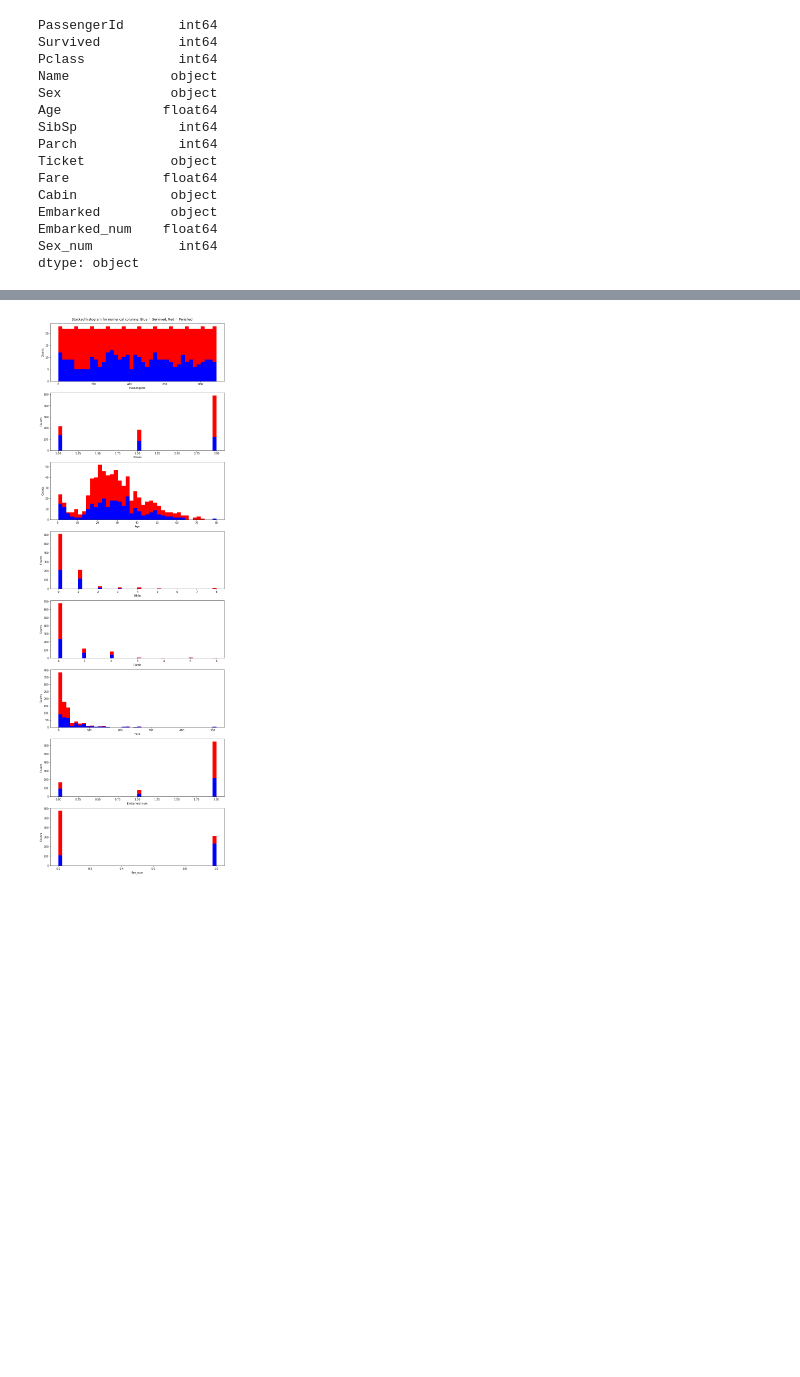
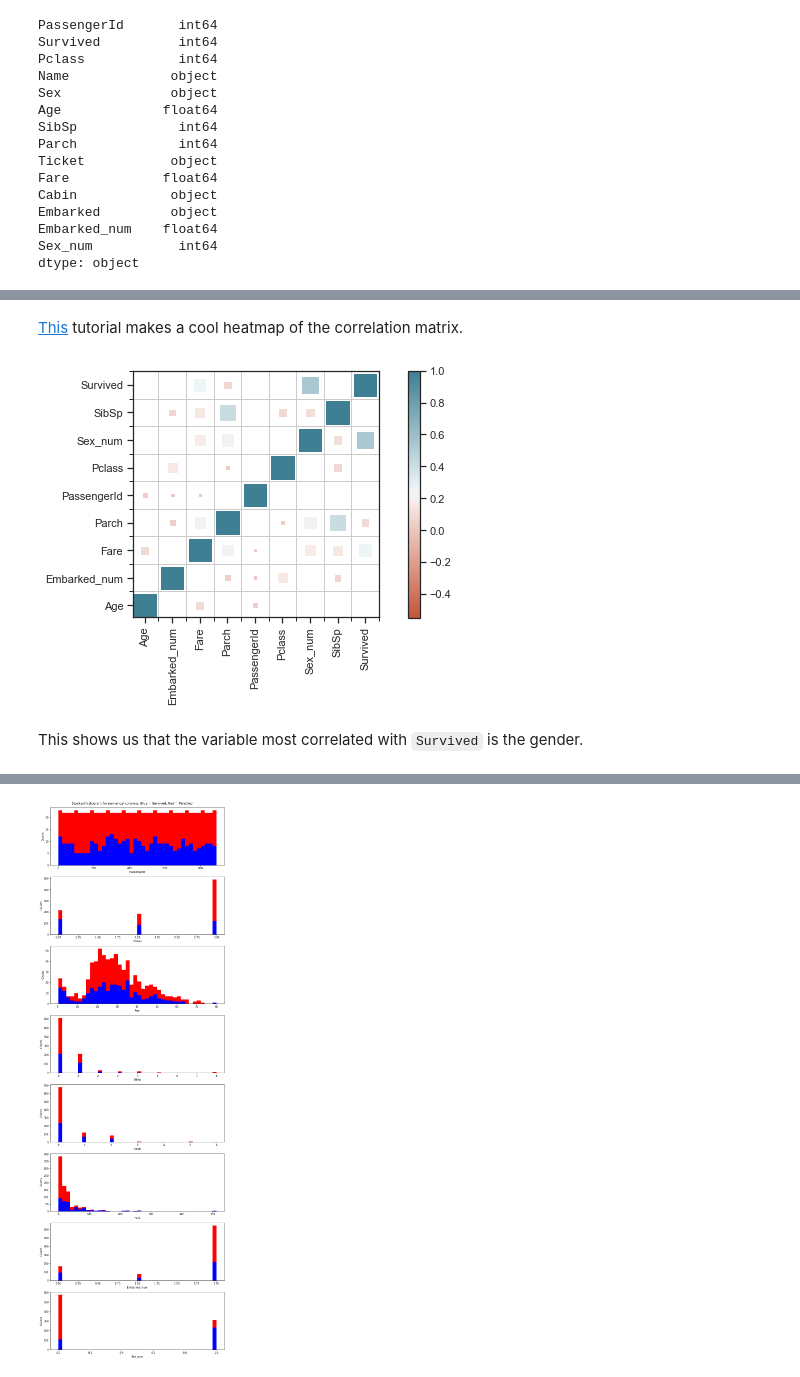
Before and after one commit to pfschus/titanic_pie, a Jupyter notebook: notebooks/pat_data_exploration.ipynb, the cells around one changed output, grey strips where cells are left out. Saved outputs shown, nothing was run; the diff lists cells and outputs as text; code cells hidden in the pictures; blank space fills up the shorter version.

```diff
--- a/notebooks/pat_data_exploration.ipynb
+++ b/notebooks/pat_data_exploration.ipynb
@@ -160,0 +202,12 @@ Look at the distributions for each variable.
+# %%
+corr = train_df.corr()
+corr_to_plot = pd.melt(corr.reset_index(), id_vars = 'index')
+corr_to_plot.columns = ['x','y','z']
+# %% [markdown]
+[This](https://towardsdatascience.com/better-heatmaps-and-correlation-matrix-plots-in-python-41445d0f2bec) tutorial makes a cool heatmap of the correlation matrix.
+# %%
+titanic_plot.advanced_heatmap(corr_to_plot['x'],corr_to_plot['y'],corr_to_plot['z']);
+# %% [output]
+[figure, added]
+# %% [markdown]
+This shows us that the variable most correlated with `Survived` is the gender.
```
Also changed, not shown: parts of 17 cells of this notebook.
